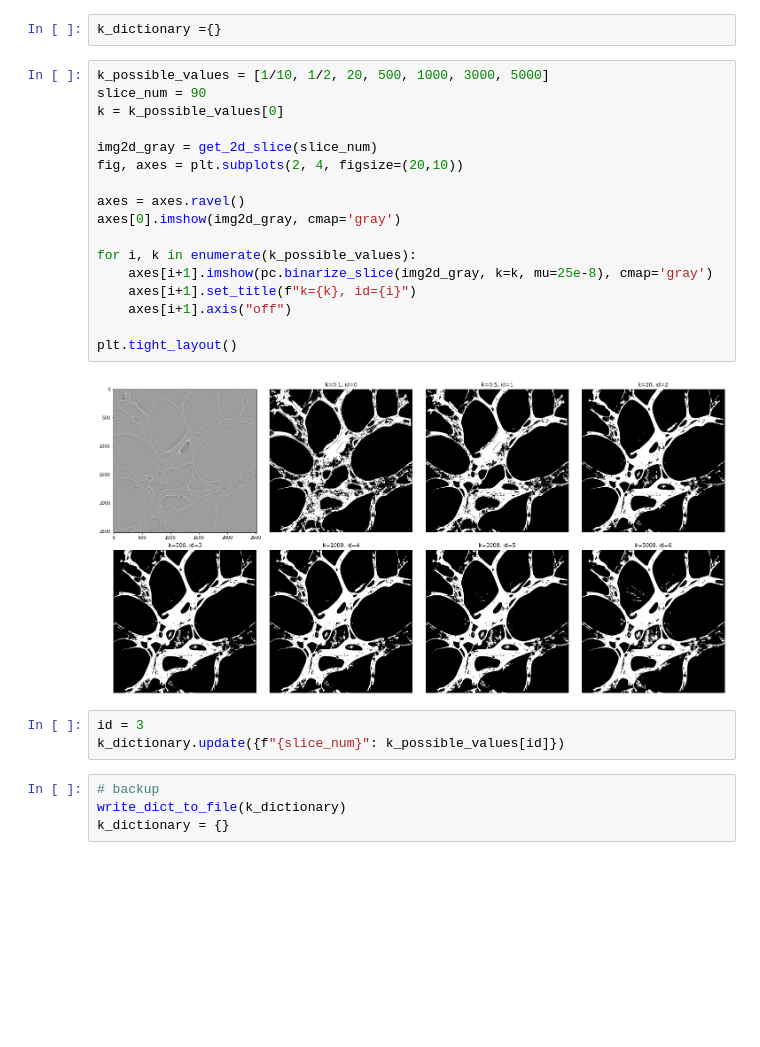
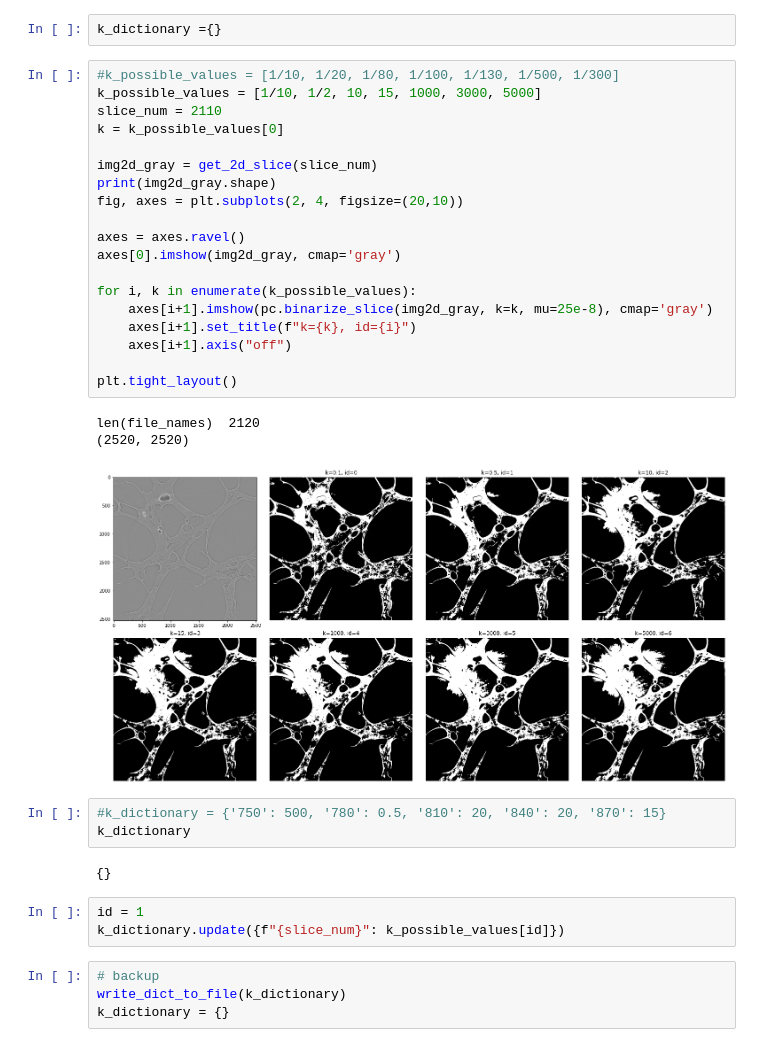
Before and after one commit to ankhafizov/porous_implants, a Jupyter notebook: viewer.ipynb, the cells around one changed output. Cells and saved outputs as stored; diff of their text form; blank space fills up the shorter version.

```diff
--- a/viewer.ipynb
+++ b/viewer.ipynb
@@ -50,26 +52,35 @@ write_dict_to_file(dictionary)
 # %%
 k_dictionary ={}
 # %%
-k_possible_values = [1/10, 1/2, 20, 500, 1000, 3000, 5000]
-slice_num = 90
+#k_possible_values = [1/10, 1/20, 1/80, 1/100, 1/130, 1/500, 1/300]
+k_possible_values = [1/10, 1/2, 10, 15, 1000, 3000, 5000]
+slice_num = 2110
 k = k_possible_values[0]
 
 img2d_gray = get_2d_slice(slice_num)
+print(img2d_gray.shape)
 fig, axes = plt.subplots(2, 4, figsize=(20,10))
 
 axes = axes.ravel()
 axes[0].imshow(img2d_gray, cmap='gray')
 
 for i, k in enumerate(k_possible_values):
     axes[i+1].imshow(pc.binarize_slice(img2d_gray, k=k, mu=25e-8), cmap='gray')
     axes[i+1].set_title(f"k={k}, id={i}")
     axes[i+1].axis("off")
 
 plt.tight_layout()
 # %% [output]
+len(file_names)  2120
+(2520, 2520)
-[figure, old version]
+[figure, new version]
+# %%
+#k_dictionary = {'750': 500, '780': 0.5, '810': 20, '840': 20, '870': 15}
+k_dictionary
+# %% [output]
+{}
 # %%
-id = 3
+id = 1
 k_dictionary.update({f"{slice_num}": k_possible_values[id]})
 # %%
 # backup
```
Also changed, not shown: parts of 9 cells of this notebook, 1 other file.
